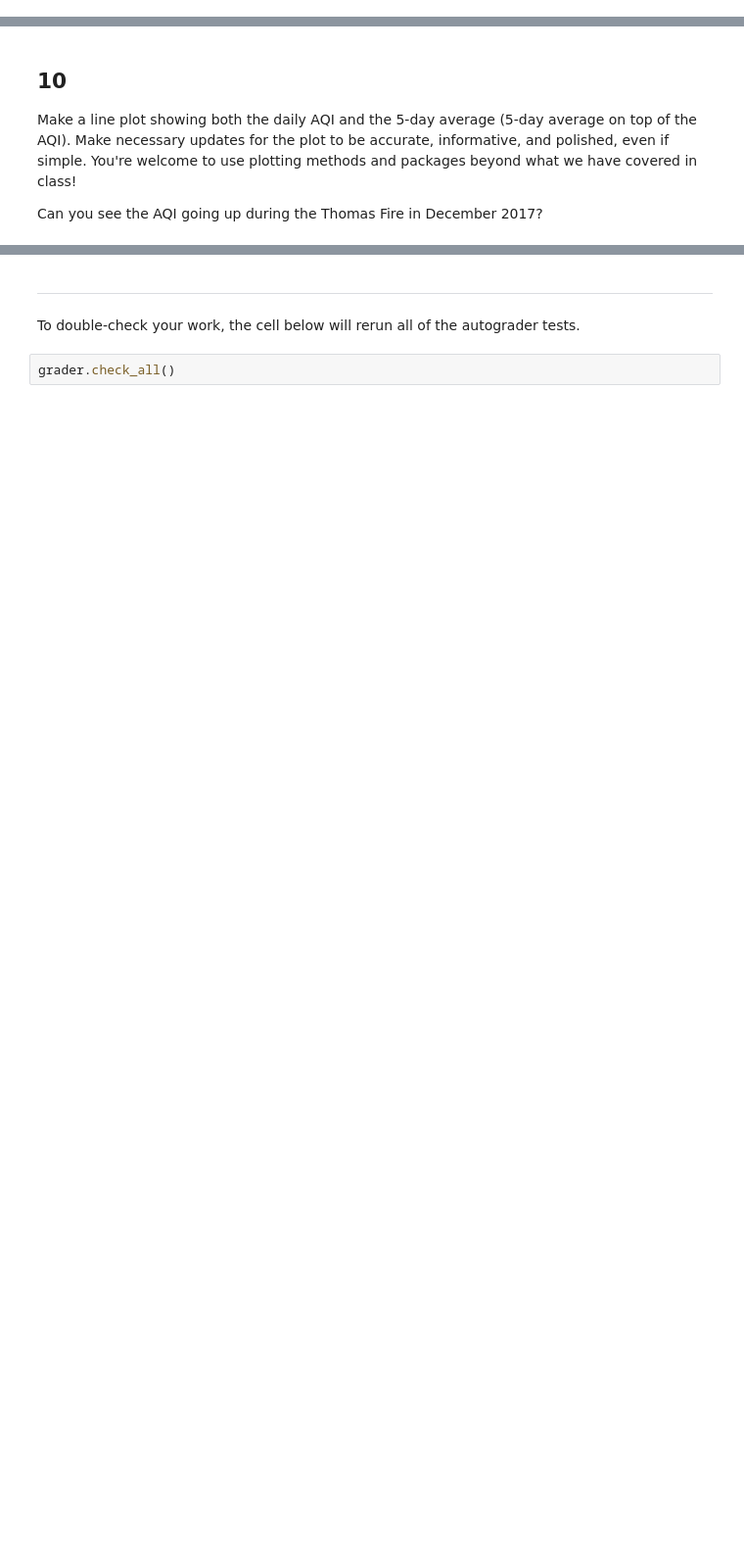
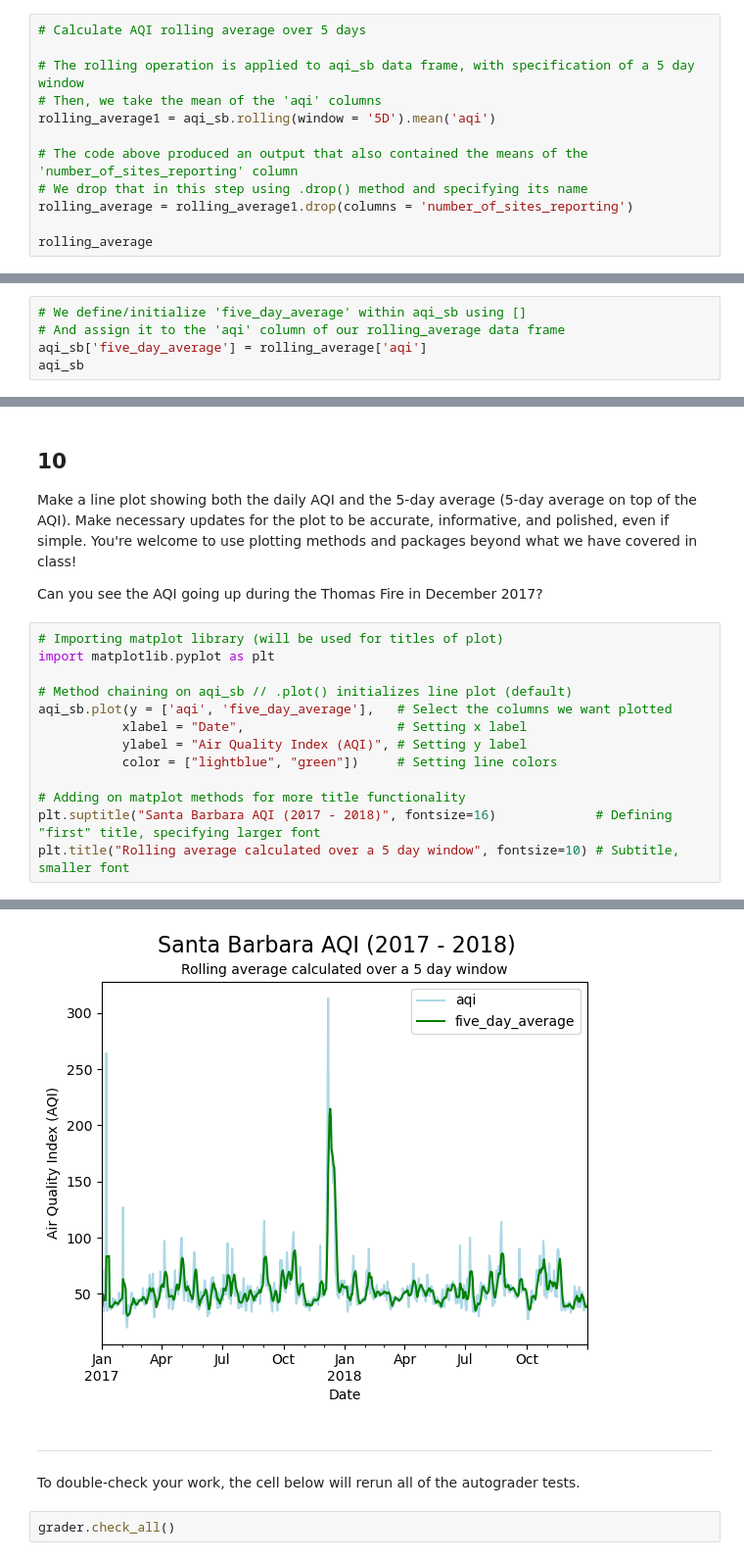
Before and after one commit to sofiasarak/eds220-hwk2, a Jupyter notebook: task3/hwk2-task3-aqi.ipynb, the cells around one changed output, grey strips where cells are left out. Shown: that part at 98% size. Cells and saved outputs as stored; diff of their text form; blank space fills up the shorter version.

Commit message:
Clean and finalize plot

```diff
--- a/task3/hwk2-task3-aqi.ipynb
+++ b/task3/hwk2-task3-aqi.ipynb
@@ -312,0 +314,12 @@ rolling_average
+# %%
+# Calculate AQI rolling average over 5 days
+
+# The rolling operation is applied to aqi_sb data frame, with specification of a 5 day window
+# Then, we take the mean of the 'aqi' columns
+rolling_average1 = aqi_sb.rolling(window = '5D').mean('aqi')
+
+# The code above produced an output that also contained the means of the 'number_of_sites_reporting' column
+# We drop that in this step using .drop() method and specifying its name
+rolling_average = rolling_average1.drop(columns = 'number_of_sites_reporting')
+
+rolling_average
@@ -320,0 +349,5 @@ aqi_sb
+# %%
+# We define/initialize 'five_day_average' within aqi_sb using []
+# And assign it to the 'aqi' column of our rolling_average data frame
+aqi_sb['five_day_average'] = rolling_average['aqi']
+aqi_sb
@@ -327,3 +377,17 @@ grader.check("q9")
 Make a line plot showing both the daily AQI and the 5-day average (5-day average on top of the AQI). Make necessary updates for the plot to be accurate, informative, and polished, even if simple. You're welcome to use plotting methods and packages beyond what we have covered in class!
 
 Can you see the AQI going up during the Thomas Fire in December 2017?
+# %%
+# Importing matplot library (will be used for titles of plot)
+import matplotlib.pyplot as plt
+
+# Method chaining on aqi_sb // .plot() initializes line plot (default)
+aqi_sb.plot(y = ['aqi', 'five_day_average'],   # Select the columns we want plotted
+           xlabel = "Date",                    # Setting x label
+           ylabel = "Air Quality Index (AQI)", # Setting y label
+           color = ["lightblue", "green"])     # Setting line colors
+
+# Adding on matplot methods for more title functionality
+plt.suptitle("Santa Barbara AQI (2017 - 2018)", fontsize=16)             # Defining "first" title, specifying larger font
+plt.title("Rolling average calculated over a 5 day window", fontsize=10) # Subtitle, smaller font
+# %% [output]
@@ -330,3 +395,4 @@ Can you see the AQI going up during the Thomas Fire in December 2017?
+[figure, added]
 # %% [markdown]
 ---
 
```
Also changed, not shown: parts of 17 cells of this notebook.
